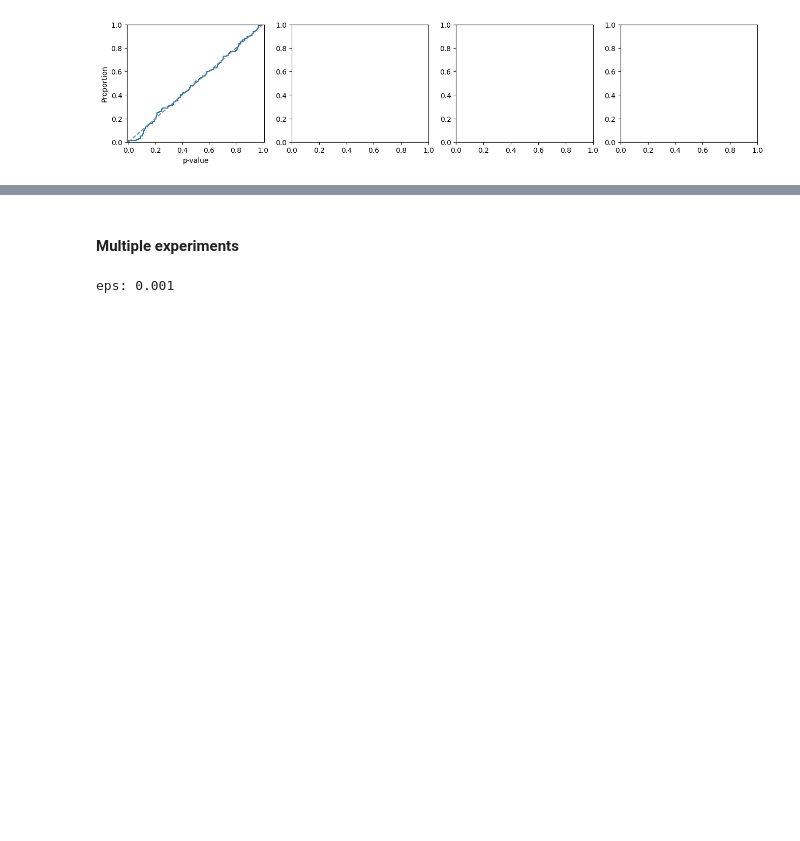
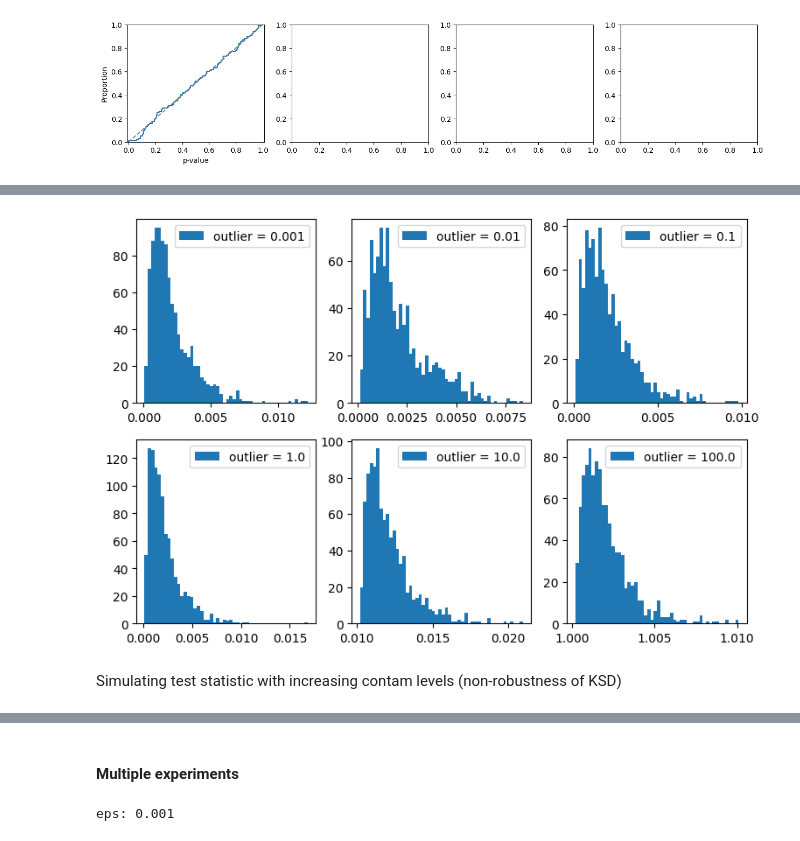
Before and after one commit to XingLLiu/robust-kernel-test, a Jupyter notebook: notebooks/MMD.ipynb, the cells around one changed output, grey strips where cells are left out. Drawn from its saved outputs; the diff is of its cells as text; code cells hidden in the pictures; blank space fills up the shorter version.

```diff
--- a/notebooks/MMD.ipynb
+++ b/notebooks/MMD.ipynb
@@ -457,0 +591,12 @@ _ = ax.set_xlabel("p-value")
+# %%
+# true sampling distribution
+figs, axes = plt.subplots(nrows=2, ncols=3, figsize=(9, 6))
+
+for i, ww in enumerate(outliers_ls):
+    ax = axes.flatten()[i]
+    ax.hist(stats_ls_all_ol[i], bins=50, label=f"outlier = {ww}")
+    ax.legend()
+# %% [output]
+[figure, added]
+# %% [markdown]
+Simulating test statistic with increasing contam levels (non-robustness of KSD)
```
Also changed, not shown: parts of 45 cells of this notebook, 7 other files.
